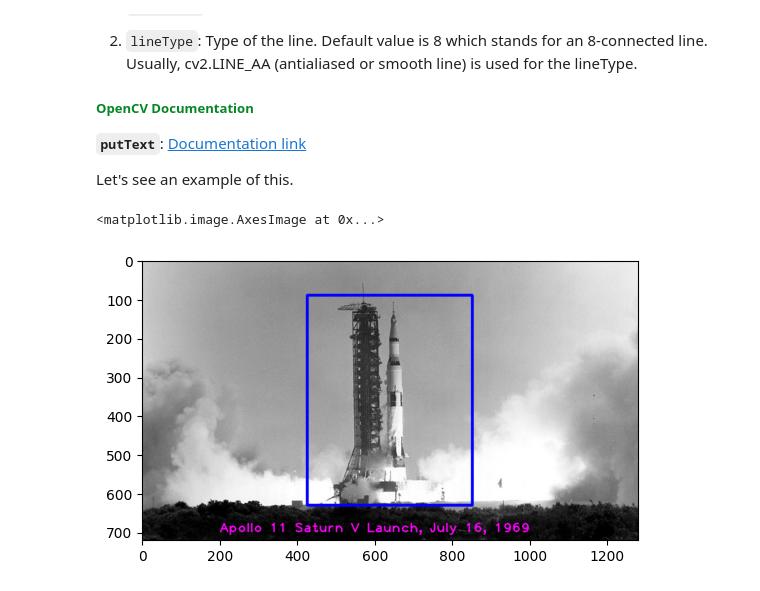
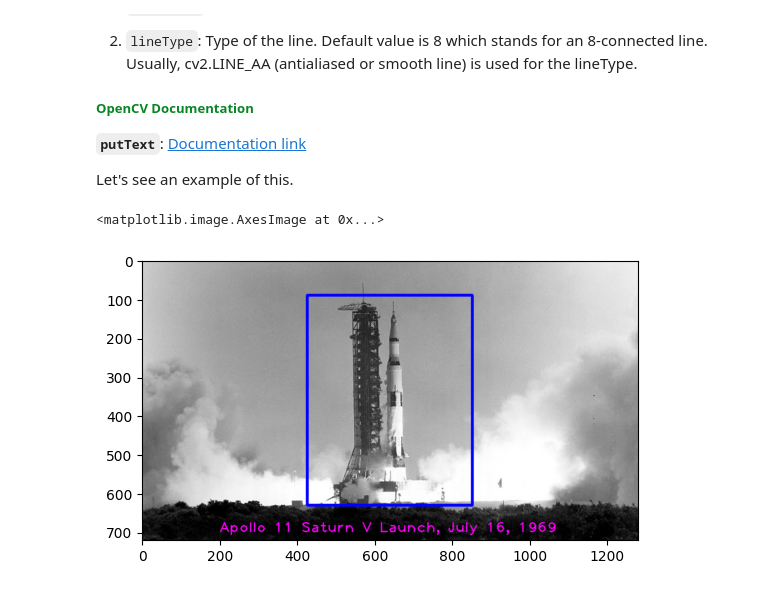
Before and after one commit to merteldem1r/OpenCV-Bootcamp, a Jupyter notebook: 3-Image-Annotation/notebooks/image_annotation.ipynb, the cells around one changed output. Cells and saved outputs as stored; diff of their text form; code cells hidden in the pictures.

```diff
--- a/3-Image-Annotation/notebooks/image_annotation.ipynb
+++ b/3-Image-Annotation/notebooks/image_annotation.ipynb
@@ -211,14 +211,14 @@ Other optional arguments that are important for us to know include:
 Let's see an example of this.
 # %%
 imageText = "Apollo 11 Saturn V Launch, July 16, 1969"
-font_scale = 2.3
+font_scale = 2.5
 font_face = cv2.FONT_HERSHEY_PLAIN
 font_color = (255, 0, 255)
 font_thickness = 2
 
 
 cv2.putText(image_rectangle, imageText, (200, 700), font_face, font_scale, font_color, font_thickness, cv2.LINE_AA);
 plt.imshow(image_rectangle)
 # %% [output]
 <matplotlib.image.AxesImage at 0x...>
-[figure, old version]
+[figure, new version]
```
Also changed, not shown: parts of 1 cell of this notebook, 5 other files.
